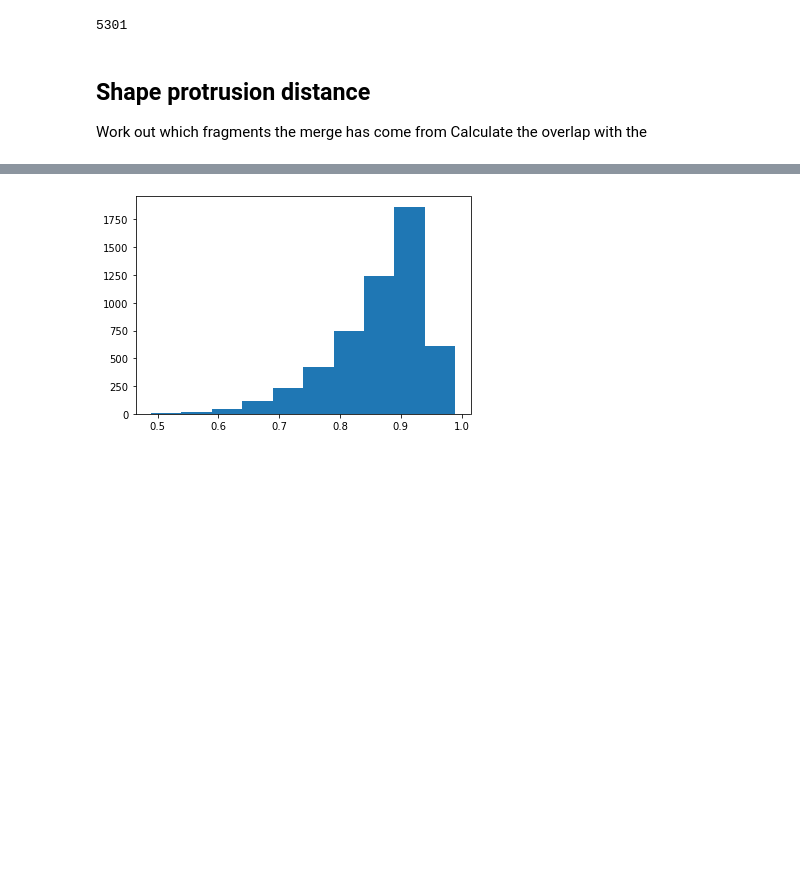
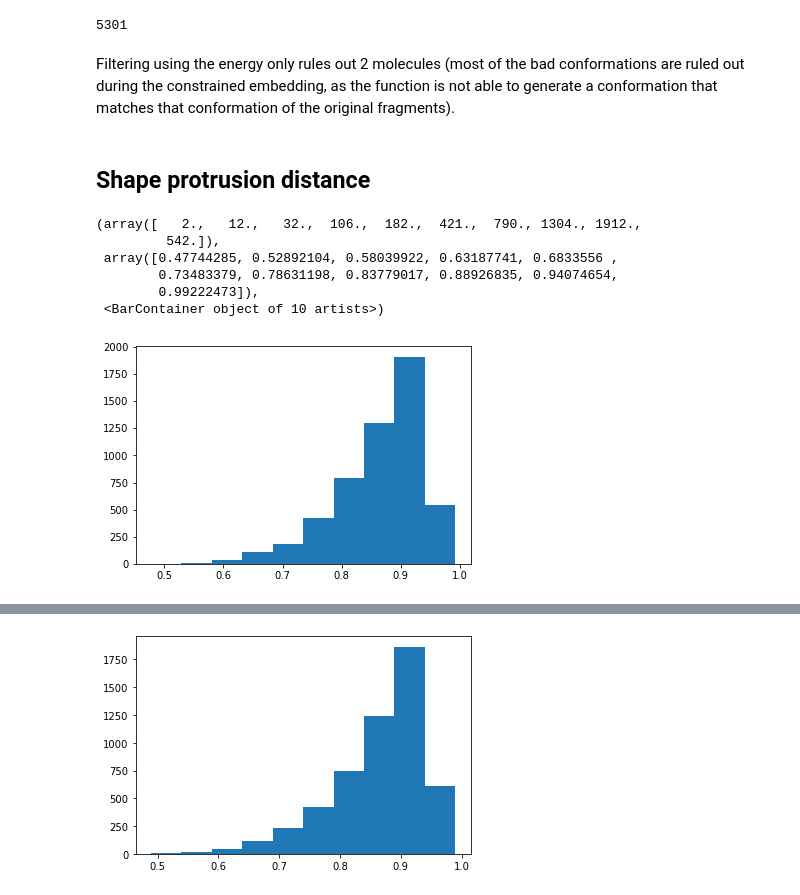
Before and after one commit to stephwills/fragment_network_merges, a Jupyter notebook: notebooks/filtering.ipynb, the cells around one changed output, grey strips where cells are left out. Saved outputs shown, nothing was run; the diff lists cells and outputs as text; code cells hidden in the pictures; blank space fills up the shorter version.

Commit message:
Experimented with protrusion distance filtering

```diff
--- a/notebooks/filtering.ipynb
+++ b/notebooks/filtering.ipynb
@@ -291,8 +297,42 @@ for cons, uncons in zip(energies, avg_unconstrained_energies):
 print(len(filtered))
 # %% [output]
 5301
-# %% [markdown]
-## Shape protrusion distance
-
-Work out which fragments the merge has come from
-Calculate the overlap with the
+# %% [markdown]
+Filtering using the energy only rules out 2 molecules (most of the bad conformations are ruled out during the constrained embedding, as the function is not able to generate a conformation that matches that conformation of the original fragments).
+# %% [markdown]
+## Shape protrusion distance
+# %%
+protein_path = '/home/sabsr3/xchem/fragment_network_merges/data/Mpro/aligned/Mpro-FRAG_ID_0A/Mpro-FRAG_ID_0A_apo-desolv.pdb'
+
+mol_dists = []
+fraga_dists = []
+fragb_dists = []
+
+for i in tqdm(embedded_merges):
+    mol = embedded_merges[i]
+    fraga = all_fraga_ids[i]  # the identifier
+    fragb = all_fragb_ids_cleaned[i]
+    fraga_path = protein_path.replace('FRAG_ID', fraga) # get the protein from the fragment file path
+    fragb_path = protein_path.replace('FRAG_ID', fragb)
+
+    # calculate protrusion between fragment and the protein in its file
+    fraga_dist = rdShapeHelpers.ShapeProtrudeDist(fraga_dict[fraga], rdmolfiles.MolFromPDBFile(fraga_path))
+    fragb_dist = rdShapeHelpers.ShapeProtrudeDist(fragb_dict[fragb], rdmolfiles.MolFromPDBFile(fragb_path))
+
+    # calculate protrusion between the merge and fragb mol
+    mol_dist = rdShapeHelpers.ShapeProtrudeDist(mol, rdmolfiles.MolFromPDBFile(fragb_path))
+
+    # append
+    mol_dists.append(mol_dist)
+    fraga_dists.append(fraga_dist)
+    fragb_dists.append(fragb_dist)
+# %%
+plt.hist(mol_dists)
+# %% [output]
+(array([   2.,   12.,   32.,  106.,  182.,  421.,  790., 1304., 1912.,
+         542.]),
+ array([0.47744285, 0.52892104, 0.58039922, 0.63187741, 0.6833556 ,
+        0.73483379, 0.78631198, 0.83779017, 0.88926835, 0.94074654,
+        0.99222473]),
+ <BarContainer object of 10 artists>)
+[figure, added]
```
Also changed, not shown: parts of 27 cells of this notebook.
